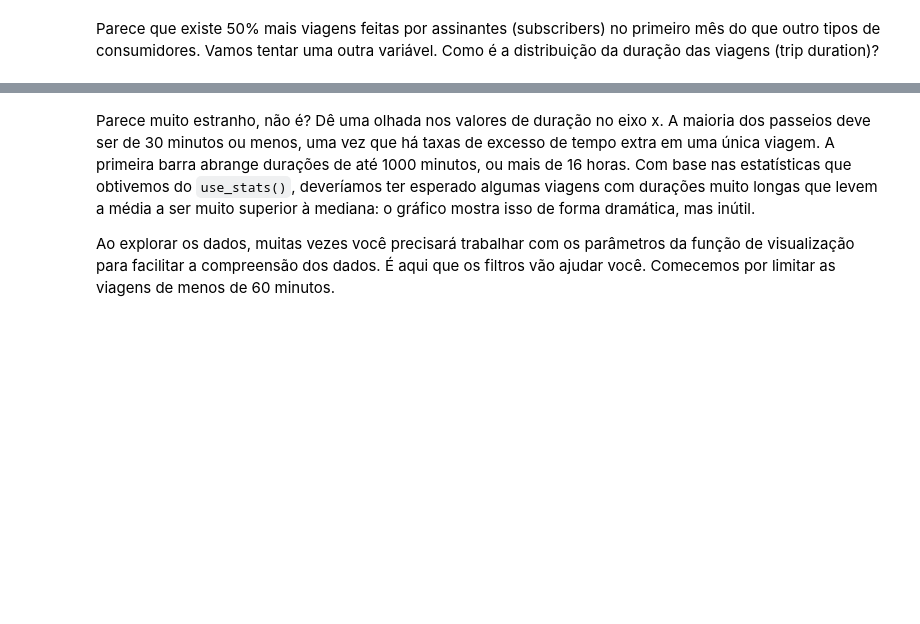
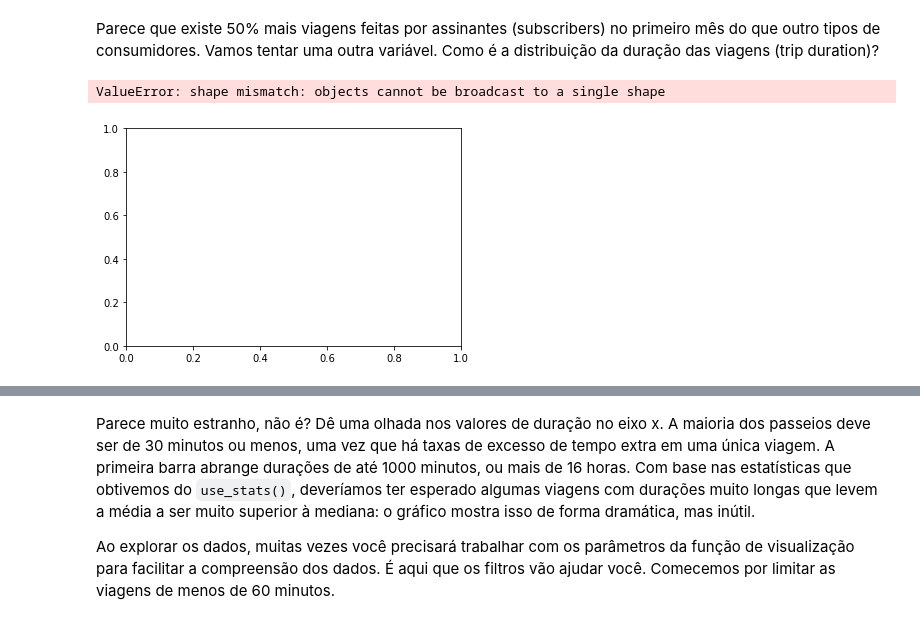
Before and after one commit to julianyraiol/analysis-of-bay-area-bike-share-nfds, a Jupyter notebook: Analise_Bay_Area_Bike_Share-NDFDSI.ipynb, the cells around one changed output, grey strips where cells are left out. Cells and saved outputs as stored; diff of their text form; code cells hidden in the pictures; blank space fills up the shorter version.

```diff
--- a/Analise_Bay_Area_Bike_Share-NDFDSI.ipynb
+++ b/Analise_Bay_Area_Bike_Share-NDFDSI.ipynb
@@ -281,2 +355,17 @@ Parece que existe 50% mais viagens feitas por assinantes (subscribers) no primei
+# %%
+# TODO: Faça um gráfico baseado nas durações
+
+colors = ['blue', 'orange']
+
+subscription_type = trip_data.groupby('duration')['duration'].count()
+
+plt.bar([1, 2], subscription_type, tick_label=['Customer', 'Subscriber'], color=['r', 'g']);
+
+plt.title('Numeros de Viagens por Subscription Type')
+plt.ylabel('Numeros de viagens', fontsize=12)
+plt.xlabel('Subscription Type', fontsize=12)
+# %% [output]
+ValueError: shape mismatch: objects cannot be broadcast to a single shape
+[figure, added]
 # %%
 # rode este comando abaixo caso esteja em dúvida quanto ao resultado esperado
```
Also changed, not shown: parts of 14 cells of this notebook, 1 other file.
